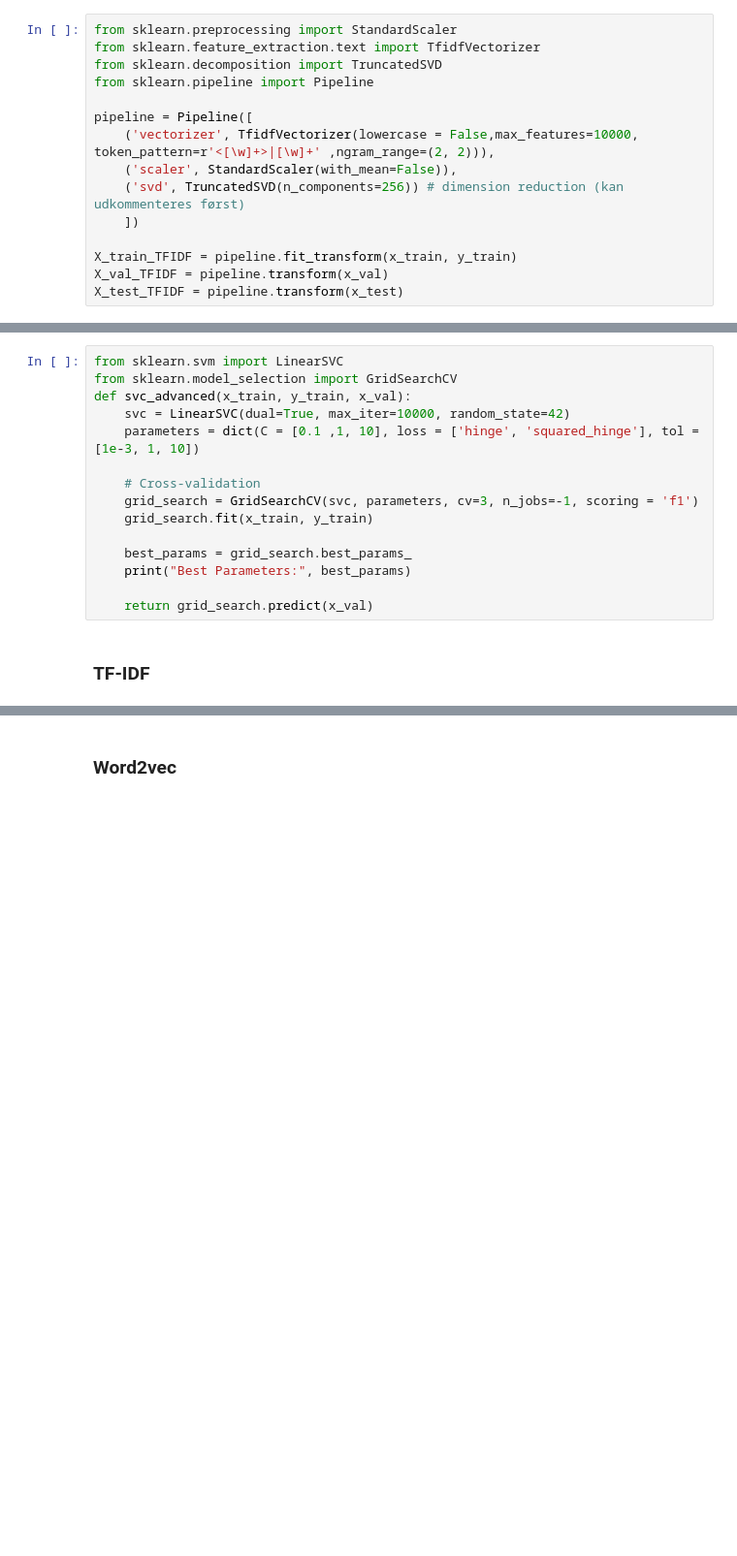
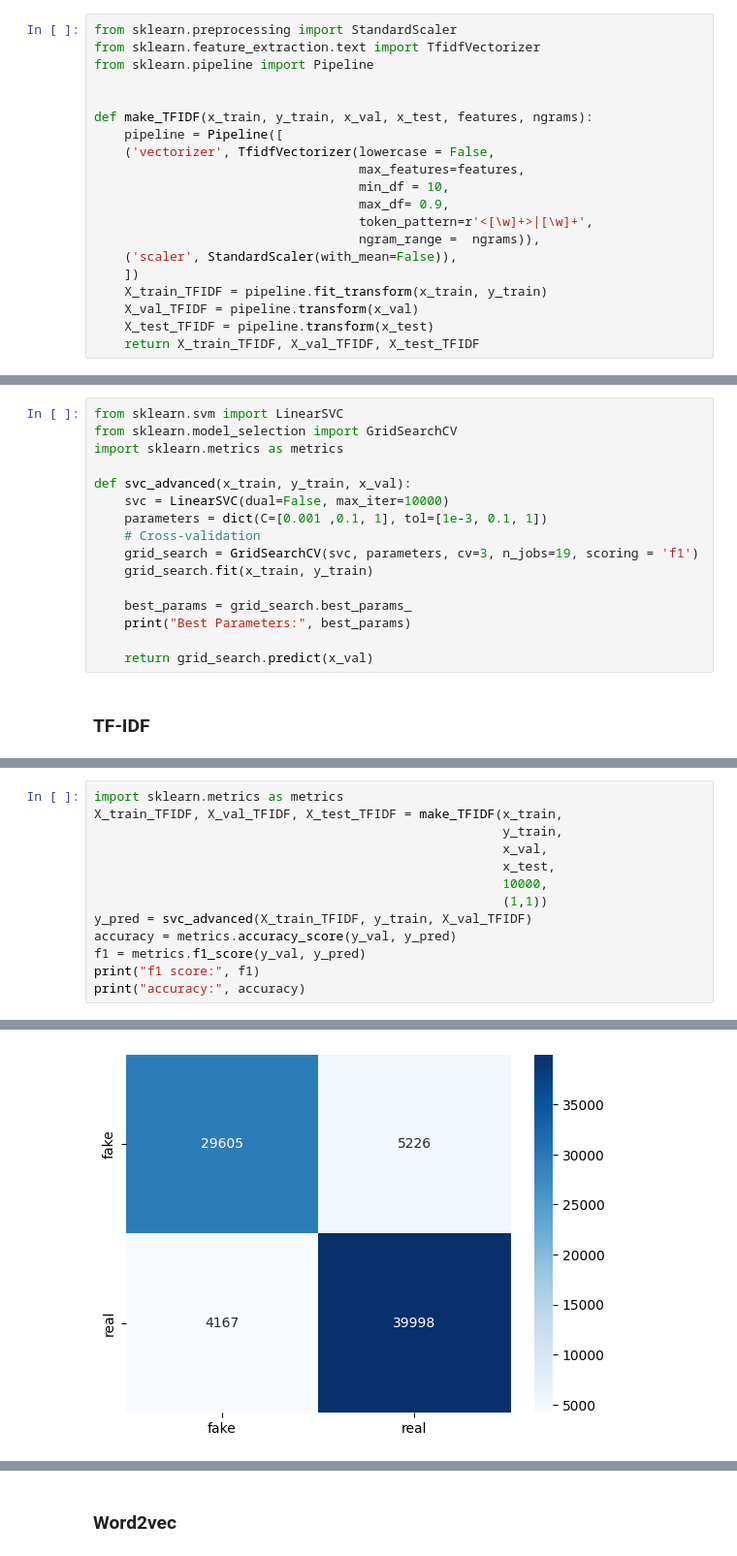
Before and after one commit to BogiSyderbo/FakeNewsProject, a Jupyter notebook: FakeNewsProject.ipynb, the cells around one changed output, grey strips where cells are left out. Shown: that part at 97% size. Cells and saved outputs as stored; diff of their text form; blank space fills up the shorter version.

```diff
--- a/FakeNewsProject.ipynb
+++ b/FakeNewsProject.ipynb
@@ -255,18 +283,23 @@ We perfrom cross validation on hyper paramaters to find the best hyperparameters
 # %%
 from sklearn.preprocessing import StandardScaler
 from sklearn.feature_extraction.text import TfidfVectorizer
-from sklearn.decomposition import TruncatedSVD
 from sklearn.pipeline import Pipeline
 
-pipeline = Pipeline([
-    ('vectorizer', TfidfVectorizer(lowercase = False,max_features=10000, token_pattern=r'<[\w]+>|[\w]+' ,ngram_range=(2, 2))),
+
+def make_TFIDF(x_train, y_train, x_val, x_test, features, ngrams):
+    pipeline = Pipeline([
+    ('vectorizer', TfidfVectorizer(lowercase = False,
+                                   max_features=features,
+                                   min_df = 10,
+                                   max_df= 0.9,
+                                   token_pattern=r'<[\w]+>|[\w]+',
+                                   ngram_range =  ngrams)),
     ('scaler', StandardScaler(with_mean=False)),
-    ('svd', TruncatedSVD(n_components=256)) # dimension reduction (kan udkommenteres først)
     ])
-
-X_train_TFIDF = pipeline.fit_transform(x_train, y_train)
-X_val_TFIDF = pipeline.transform(x_val)
-X_test_TFIDF = pipeline.transform(x_test)
+    X_train_TFIDF = pipeline.fit_transform(x_train, y_train)
+    X_val_TFIDF = pipeline.transform(x_val)
+    X_test_TFIDF = pipeline.transform(x_test)
+    return X_train_TFIDF, X_val_TFIDF, X_test_TFIDF
 # %% [markdown]
 ### Word2Vec
 # %%
@@ -301,12 +333,13 @@ X_test_W2V = pipeline_w2v.transform(x_test)
 # %%
 from sklearn.svm import LinearSVC
 from sklearn.model_selection import GridSearchCV
+import sklearn.metrics as metrics
+
 def svc_advanced(x_train, y_train, x_val):
-    svc = LinearSVC(dual=True, max_iter=10000, random_state=42)
-    parameters = dict(C = [0.1 ,1, 10], loss = ['hinge', 'squared_hinge'], tol = [1e-3, 1, 10])
-
+    svc = LinearSVC(dual=False, max_iter=10000)
+    parameters = dict(C=[0.001 ,0.1, 1], tol=[1e-3, 0.1, 1])
     # Cross-validation
-    grid_search = GridSearchCV(svc, parameters, cv=3, n_jobs=-1, scoring = 'f1')
+    grid_search = GridSearchCV(svc, parameters, cv=3, n_jobs=19, scoring = 'f1')
     grid_search.fit(x_train, y_train)
 
     best_params = grid_search.best_params_
@@ -320,0 +351,14 @@ evaluate_model(y_val, y_pred)
+# %%
+import sklearn.metrics as metrics
+X_train_TFIDF, X_val_TFIDF, X_test_TFIDF = make_TFIDF(x_train,
+                                                      y_train,
+                                                      x_val,
+                                                      x_test,
+                                                      10000,
+                                                      (1,1))
+y_pred = svc_advanced(X_train_TFIDF, y_train, X_val_TFIDF)
+accuracy = metrics.accuracy_score(y_val, y_pred)
+f1 = metrics.f1_score(y_val, y_pred)
+print("f1 score:", f1)
+print("accuracy:", accuracy)
+# %% [output]
@@ -320,0 +377 @@ evaluate_model(y_val, y_pred)
+[figure, added]
```
Also changed, not shown: parts of 27 cells of this notebook.
